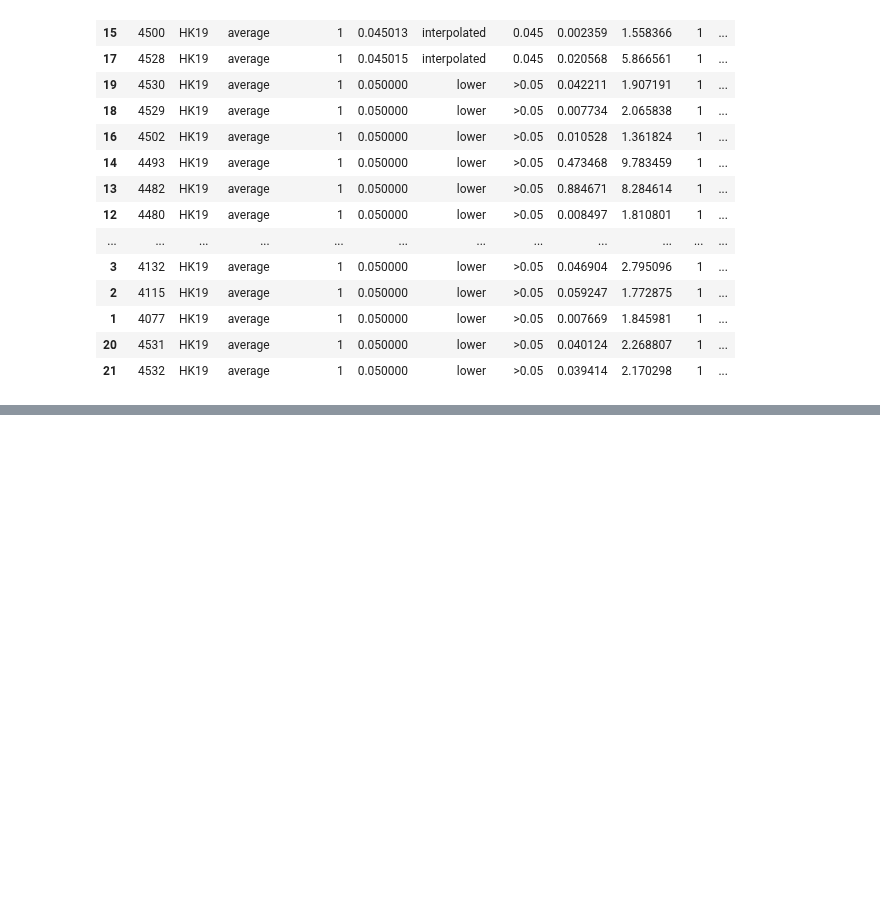
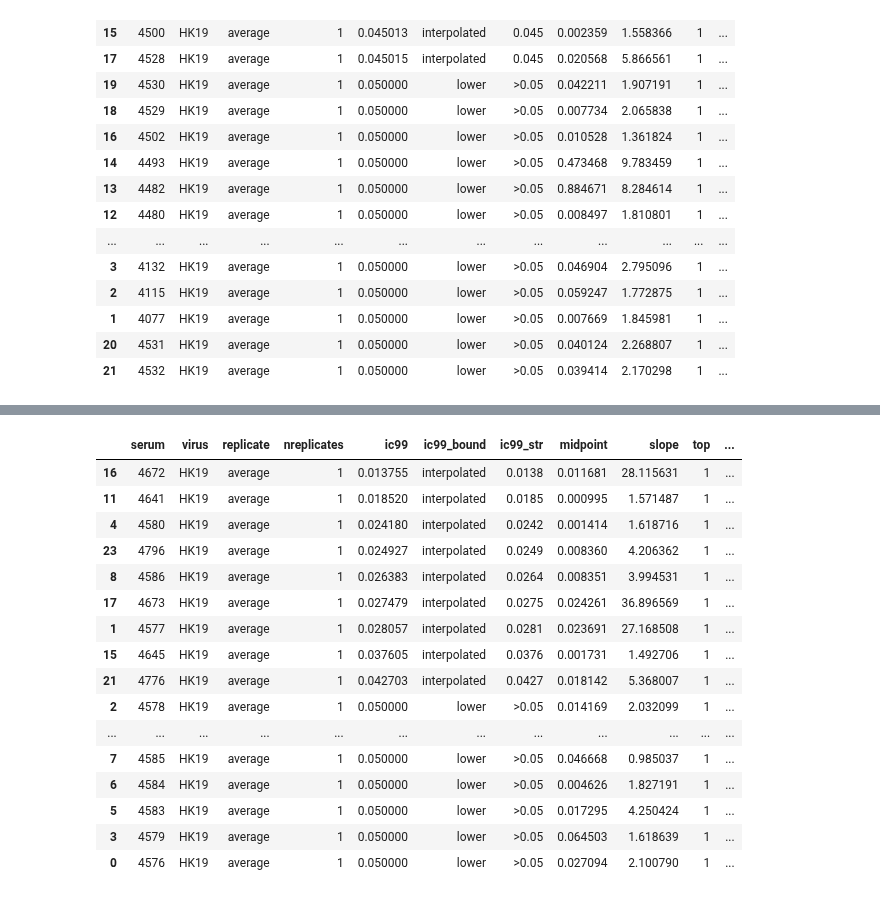
Before and after one commit to sorsinelli/flu_h3_hk19_dms_ic50, a Jupyter notebook: experiments/neut_assays/ped_serum_screening/serum_neut_curves.ipynb, the cells around one changed output, grey strips where cells are left out. Saved outputs shown, nothing was run; the diff lists cells and outputs as text; code cells hidden in the pictures; blank space fills up the shorter version.

```diff
--- a/experiments/neut_assays/ped_serum_screening/serum_neut_curves.ipynb
+++ b/experiments/neut_assays/ped_serum_screening/serum_neut_curves.ipynb
@@ -248,0 +263,21 @@ serum_ic99.sort_values('ic99')
+# %%
+serum_ic99 = fits.fitParams(ics=[99])
+serum_ic99.sort_values('ic99')
+# %% [output]
+|  | serum | virus | replicate | nreplicates | ic99 | ic99_bound | ic99_str | midpoint | slope | top | ... |
+| 16 | 4672 | HK19 | average | 1 | 0.013755 | interpolated | 0.0138 | 0.011681 | 28.115631 | 1 | ... |
+| 11 | 4641 | HK19 | average | 1 | 0.018520 | interpolated | 0.0185 | 0.000995 | 1.571487 | 1 | ... |
+| 4 | 4580 | HK19 | average | 1 | 0.024180 | interpolated | 0.0242 | 0.001414 | 1.618716 | 1 | ... |
+| 23 | 4796 | HK19 | average | 1 | 0.024927 | interpolated | 0.0249 | 0.008360 | 4.206362 | 1 | ... |
+| 8 | 4586 | HK19 | average | 1 | 0.026383 | interpolated | 0.0264 | 0.008351 | 3.994531 | 1 | ... |
+| 17 | 4673 | HK19 | average | 1 | 0.027479 | interpolated | 0.0275 | 0.024261 | 36.896569 | 1 | ... |
+| 1 | 4577 | HK19 | average | 1 | 0.028057 | interpolated | 0.0281 | 0.023691 | 27.168508 | 1 | ... |
+| 15 | 4645 | HK19 | average | 1 | 0.037605 | interpolated | 0.0376 | 0.001731 | 1.492706 | 1 | ... |
+| 21 | 4776 | HK19 | average | 1 | 0.042703 | interpolated | 0.0427 | 0.018142 | 5.368007 | 1 | ... |
+| 2 | 4578 | HK19 | average | 1 | 0.050000 | lower | >0.05 | 0.014169 | 2.032099 | 1 | ... |
+| ... | ... | ... | ... | ... | ... | ... | ... | ... | ... | ... | ... |
+| 7 | 4585 | HK19 | average | 1 | 0.050000 | lower | >0.05 | 0.046668 | 0.985037 | 1 | ... |
+| 6 | 4584 | HK19 | average | 1 | 0.050000 | lower | >0.05 | 0.004626 | 1.827191 | 1 | ... |
+| 5 | 4583 | HK19 | average | 1 | 0.050000 | lower | >0.05 | 0.017295 | 4.250424 | 1 | ... |
+| 3 | 4579 | HK19 | average | 1 | 0.050000 | lower | >0.05 | 0.064503 | 1.618639 | 1 | ... |
+| 0 | 4576 | HK19 | average | 1 | 0.050000 | lower | >0.05 | 0.027094 | 2.100790 | 1 | ... |
```
Also changed, not shown: parts of 6 cells of this notebook, 2 other files.
